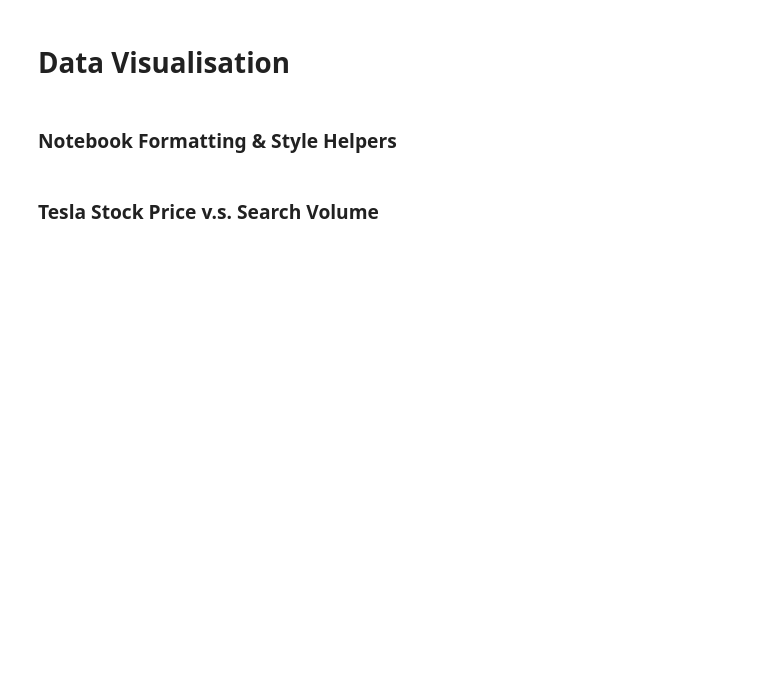
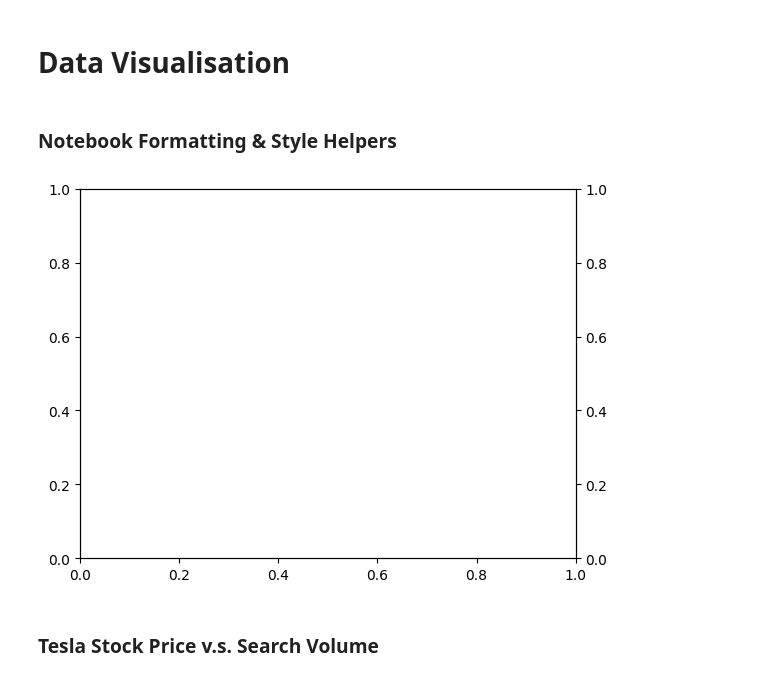
Before and after one commit to Soulbolt/day-75-google-trends-data, a Jupyter notebook: Google Trends and Data Visualisation (start).ipynb, the cells around one changed output. Saved outputs shown, nothing was run; the diff lists cells and outputs as text; code cells hidden in the pictures; blank space fills up the shorter version.

Commit message:
Data visualisation, create custume charts to provide labels, ticks and formated lines to represent the information asked by the given challenges.

```diff
--- a/Google Trends and Data Visualisation (start).ipynb
+++ b/Google Trends and Data Visualisation (start).ipynb
@@ -198,4 +191,8 @@ df_btc_monthly.head()
 ### Notebook Formatting & Style Helpers
 # %%
 # Create locators for ticks on the time axis
+ax1 = plt.gca()
+ax2 = ax1.twinx()
+# %% [output]
+[figure, added]
 # %%
```
Also changed, not shown: parts of 7 cells of this notebook.
